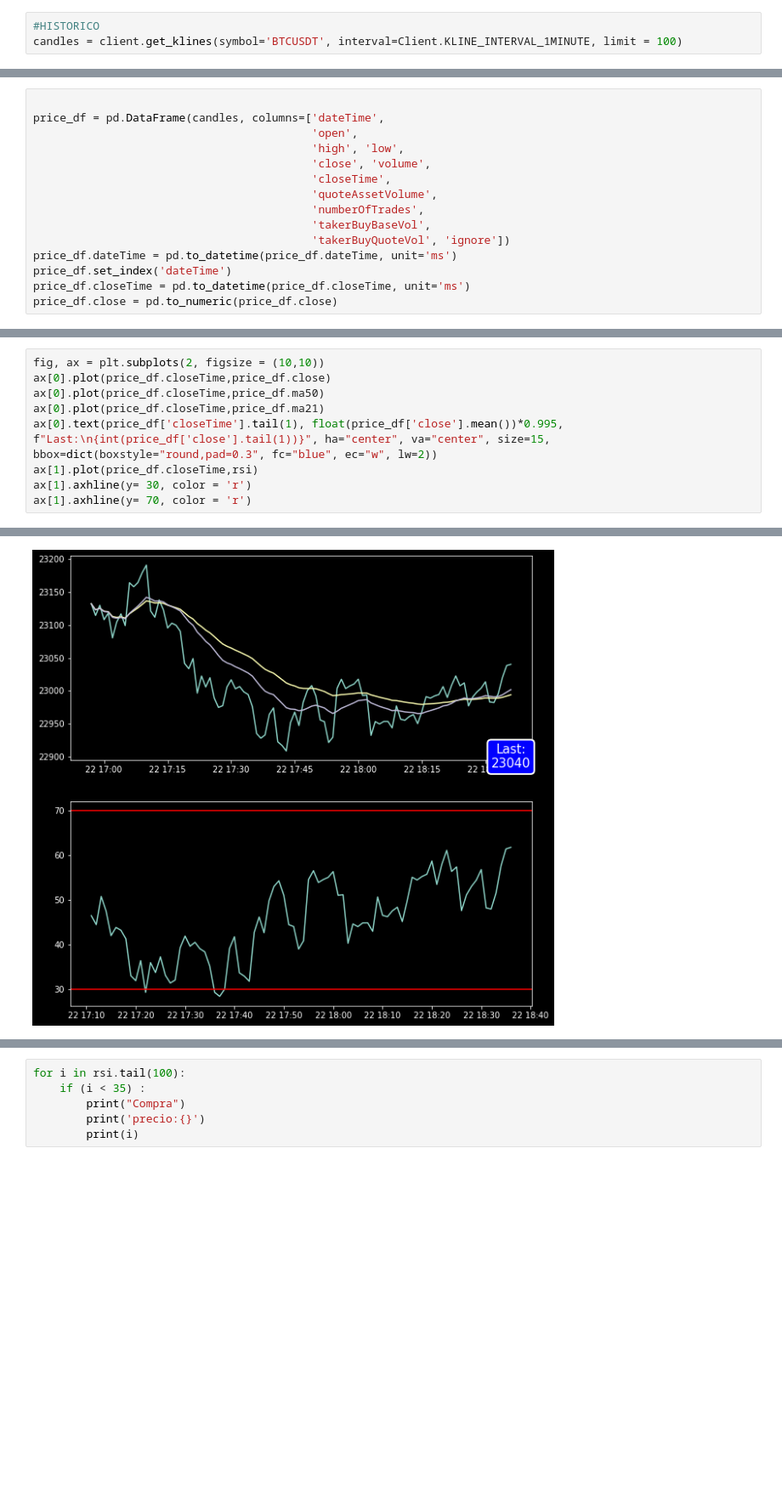
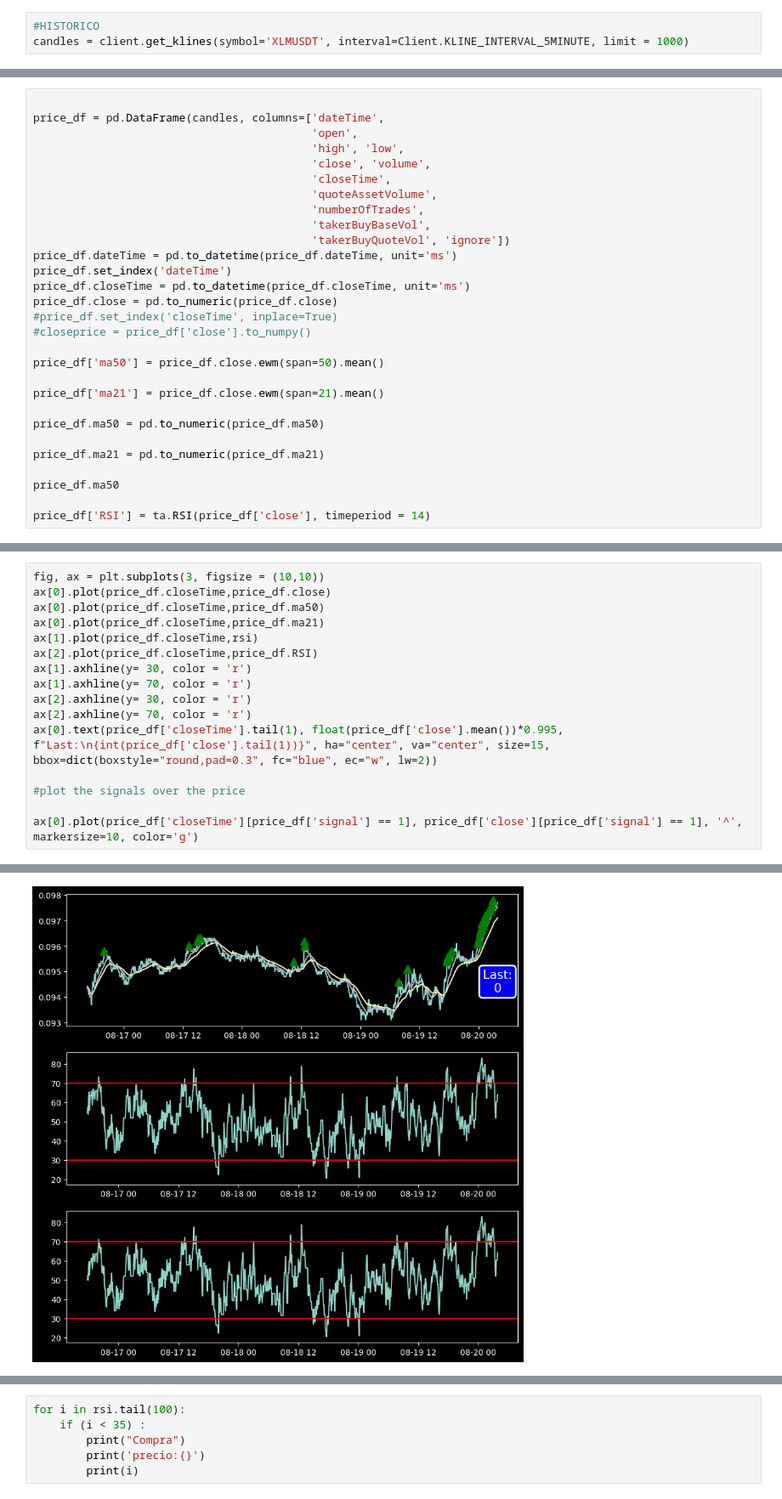
Before and after one commit to LaAlquimia/La-Alquimia, a Jupyter notebook: NoteBooks/Analisis.ipynb, the cells around one changed output, grey strips where cells are left out. Shown at 85% size. Cells and saved outputs as stored; diff of their text form; blank space fills up the shorter version.

```diff
--- a/NoteBooks/Analisis.ipynb
+++ b/NoteBooks/Analisis.ipynb
@@ -10,7 +11,7 @@ import numpy as np
 client = Client(api_key= api_key, api_secret=api_secret)
 # %%
 #HISTORICO
-candles = client.get_klines(symbol='BTCUSDT', interval=Client.KLINE_INTERVAL_1MINUTE, limit = 100)
+candles = client.get_klines(symbol='XLMUSDT', interval=Client.KLINE_INTERVAL_5MINUTE, limit = 1000)
 # %%
 len(candles)
 # %% [output]
@@ -30,4 +31,18 @@ price_df.dateTime = pd.to_datetime(price_df.dateTime, unit='ms')
 price_df.set_index('dateTime')
 price_df.closeTime = pd.to_datetime(price_df.closeTime, unit='ms')
 price_df.close = pd.to_numeric(price_df.close)
+#price_df.set_index('closeTime', inplace=True)
+#closeprice = price_df['close'].to_numpy()
+
+price_df['ma50'] = price_df.close.ewm(span=50).mean()
+
+price_df['ma21'] = price_df.close.ewm(span=21).mean()
+
+price_df.ma50 = pd.to_numeric(price_df.ma50)
+
+price_df.ma21 = pd.to_numeric(price_df.ma21)
+
+price_df.ma50
+
+price_df['RSI'] = ta.RSI(price_df['close'], timeperiod = 14)
 # %%
@@ -95,10 +105,17 @@ Name: close, Length: 100, dtype: float64
 # %%
-fig, ax = plt.subplots(2, figsize = (10,10))
+fig, ax = plt.subplots(3, figsize = (10,10))
 ax[0].plot(price_df.closeTime,price_df.close)
 ax[0].plot(price_df.closeTime,price_df.ma50)
 ax[0].plot(price_df.closeTime,price_df.ma21)
-ax[0].text(price_df['closeTime'].tail(1), float(price_df['close'].mean())*0.995, f"Last:\n{int(price_df['close'].tail(1))}", ha="center", va="center", size=15, bbox=dict(boxstyle="round,pad=0.3", fc="blue", ec="w", lw=2))
 ax[1].plot(price_df.closeTime,rsi)
+ax[2].plot(price_df.closeTime,price_df.RSI)
 ax[1].axhline(y= 30, color = 'r')
 ax[1].axhline(y= 70, color = 'r')
+ax[2].axhline(y= 30, color = 'r')
+ax[2].axhline(y= 70, color = 'r')
+ax[0].text(price_df['closeTime'].tail(1), float(price_df['close'].mean())*0.995, f"Last:\n{int(price_df['close'].tail(1))}", ha="center", va="center", size=15, bbox=dict(boxstyle="round,pad=0.3", fc="blue", ec="w", lw=2))
+
+#plot the signals over the price
+
+ax[0].plot(price_df['closeTime'][price_df['signal'] == 1], price_df['close'][price_df['signal'] == 1], '^', markersize=10, color='g')
 # %% [output]
@@ -106,4 +123,4 @@ ax[1].axhline(y= 70, color = 'r')
-[figure, old version]
+[figure, new version]
 # %%
 (price_df['closeTime'].tail(1))
 # %% [output]
```
Also changed, not shown: parts of 8 cells of this notebook, 1 other file.
